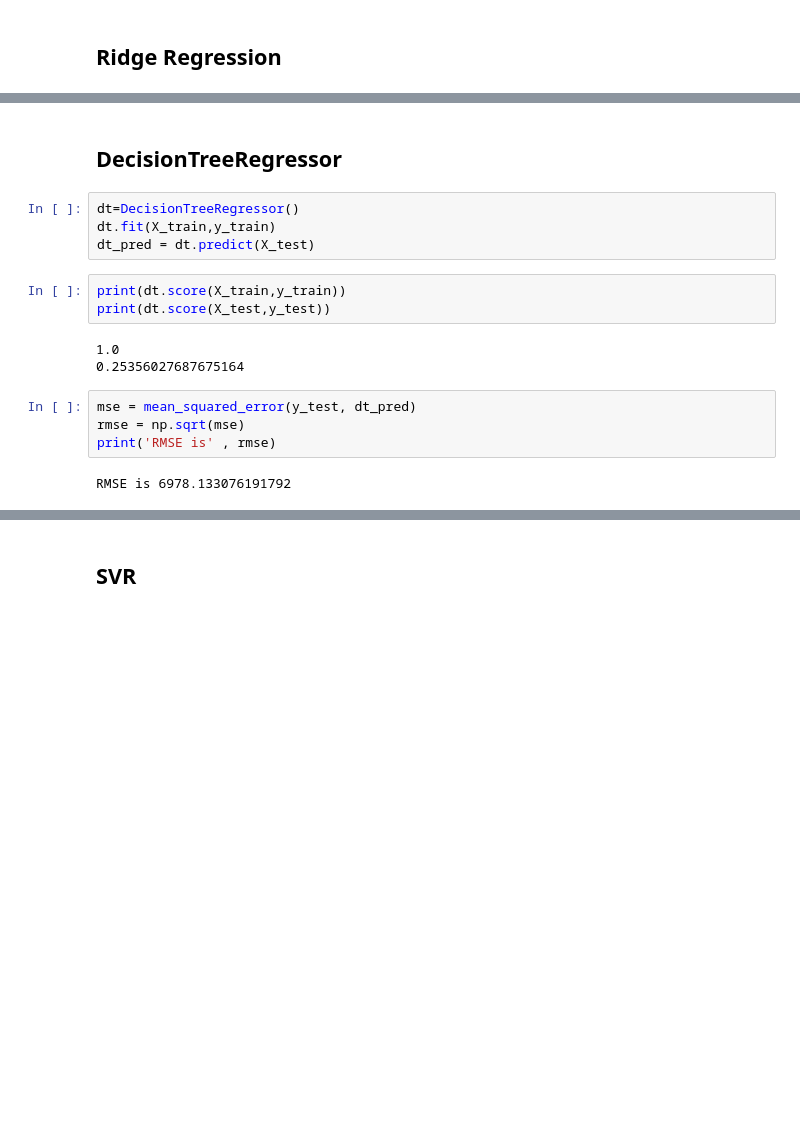
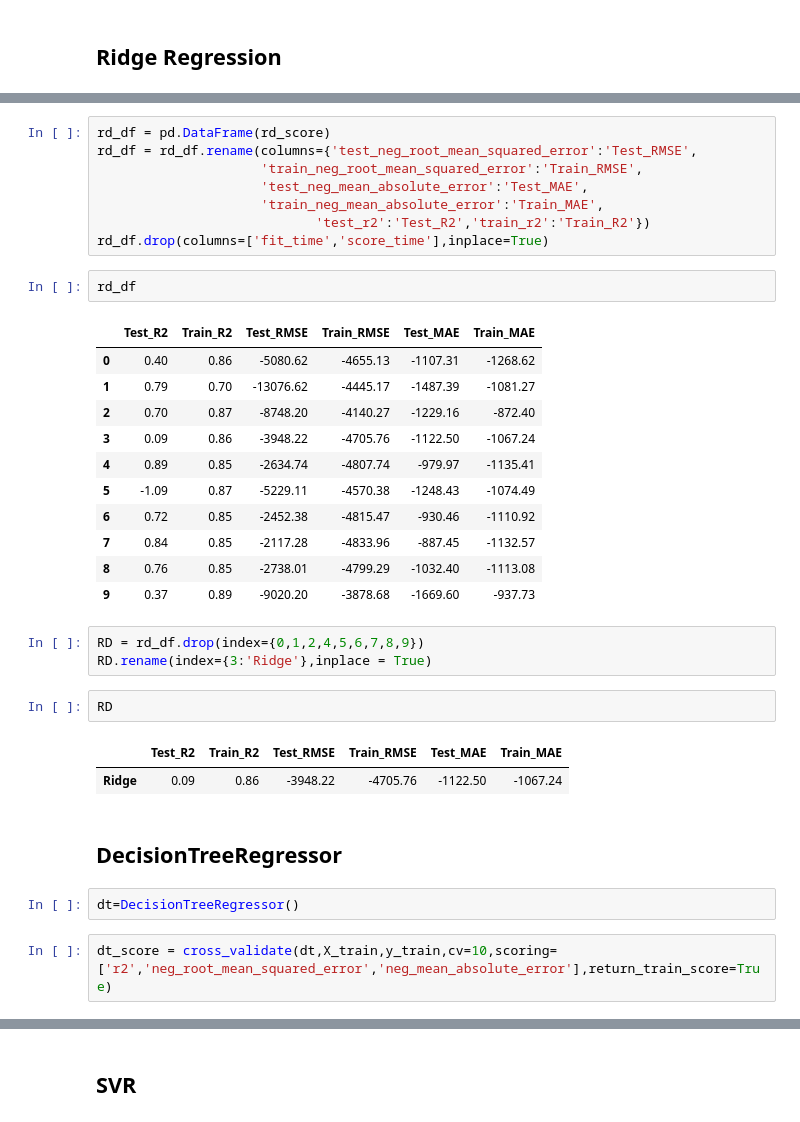
Before and after one commit to Prasad-Khedkar/TED-Talk-Views-Prediction, a Jupyter notebook: TED_Talk_Views_Prediction.ipynb, the cells around one changed output, grey strips where cells are left out. Saved outputs shown, nothing was run; the diff lists cells and outputs as text; blank space fills up the shorter version.

```diff
--- a/TED_Talk_Views_Prediction.ipynb
+++ b/TED_Talk_Views_Prediction.ipynb
@@ -657,18 +676,36 @@ RMSE is 3695.137731057069
+# %%
+rd_df = pd.DataFrame(rd_score)
+rd_df = rd_df.rename(columns={'test_neg_root_mean_squared_error':'Test_RMSE',
+                     'train_neg_root_mean_squared_error':'Train_RMSE',
+                     'test_neg_mean_absolute_error':'Test_MAE',
+                     'train_neg_mean_absolute_error':'Train_MAE',
+                            'test_r2':'Test_R2','train_r2':'Train_R2'})
+rd_df.drop(columns=['fit_time','score_time'],inplace=True)
+# %%
+rd_df
+# %% [output]
+|  | Test_R2 | Train_R2 | Test_RMSE | Train_RMSE | Test_MAE | Train_MAE |
+| 0 | 0.40 | 0.86 | -5080.62 | -4655.13 | -1107.31 | -1268.62 |
+| 1 | 0.79 | 0.70 | -13076.62 | -4445.17 | -1487.39 | -1081.27 |
+| 2 | 0.70 | 0.87 | -8748.20 | -4140.27 | -1229.16 | -872.40 |
+| 3 | 0.09 | 0.86 | -3948.22 | -4705.76 | -1122.50 | -1067.24 |
+| 4 | 0.89 | 0.85 | -2634.74 | -4807.74 | -979.97 | -1135.41 |
+| 5 | -1.09 | 0.87 | -5229.11 | -4570.38 | -1248.43 | -1074.49 |
+| 6 | 0.72 | 0.85 | -2452.38 | -4815.47 | -930.46 | -1110.92 |
+| 7 | 0.84 | 0.85 | -2117.28 | -4833.96 | -887.45 | -1132.57 |
+| 8 | 0.76 | 0.85 | -2738.01 | -4799.29 | -1032.40 | -1113.08 |
+| 9 | 0.37 | 0.89 | -9020.20 | -3878.68 | -1669.60 | -937.73 |
+# %%
+RD = rd_df.drop(index={0,1,2,4,5,6,7,8,9})
+RD.rename(index={3:'Ridge'},inplace = True)
+# %%
+RD
+# %% [output]
+|  | Test_R2 | Train_R2 | Test_RMSE | Train_RMSE | Test_MAE | Train_MAE |
+| Ridge | 0.09 | 0.86 | -3948.22 | -4705.76 | -1122.50 | -1067.24 |
 # %% [markdown]
 ## DecisionTreeRegressor
-# %%
-dt=DecisionTreeRegressor()
-dt.fit(X_train,y_train)
-dt_pred = dt.predict(X_test)
-# %%
-print(dt.score(X_train,y_train))
-print(dt.score(X_test,y_test))
-# %% [output]
-1.0
-0.25356027687675164
-# %%
-mse = mean_squared_error(y_test, dt_pred)
-rmse = np.sqrt(mse)
-print('RMSE is' , rmse)
-# %% [output]
-RMSE is 6978.133076191792
+# %%
+dt=DecisionTreeRegressor()
+# %%
+dt_score = cross_validate(dt,X_train,y_train,cv=10,scoring=['r2','neg_root_mean_squared_error','neg_mean_absolute_error'],return_train_score=True)
```
Also changed, not shown: parts of 76 cells of this notebook.
